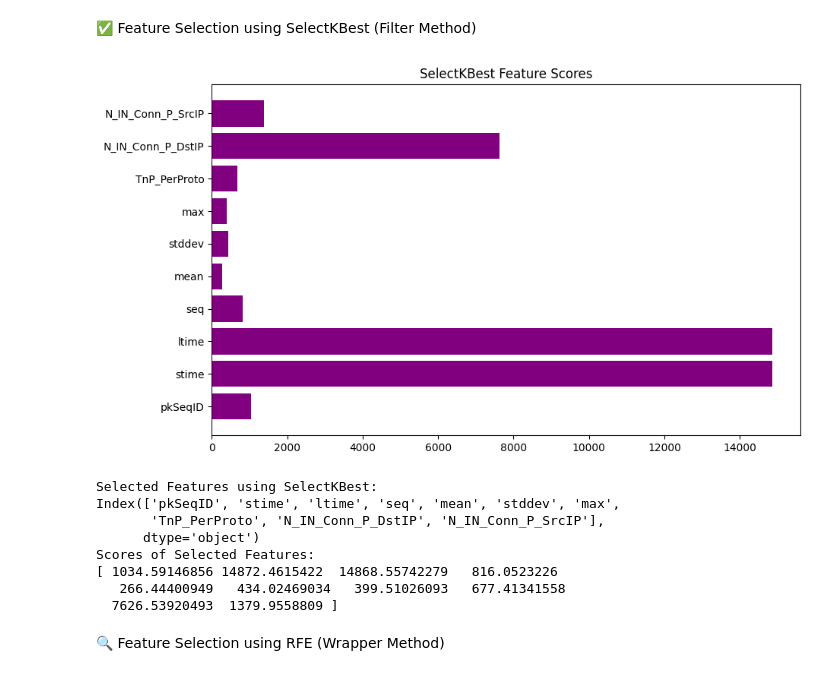
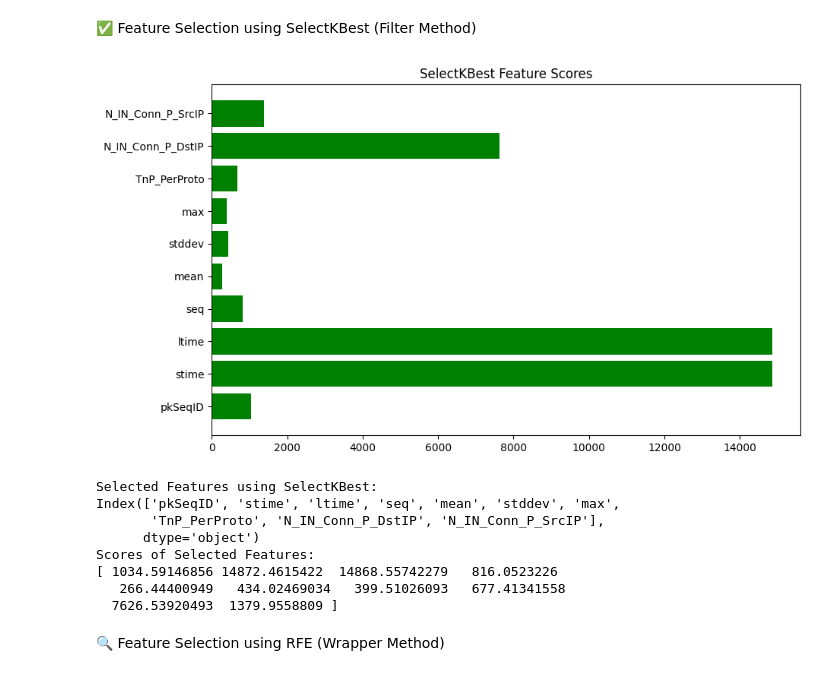
Before and after one commit to tejasmaskar09/Skill, a Jupyter notebook: lca3_final_notebook.ipynb, the cells around one changed output. Saved outputs shown, nothing was run; the diff lists cells and outputs as text; code cells hidden in the pictures.

```diff
--- a/lca3_final_notebook.ipynb
+++ b/lca3_final_notebook.ipynb
@@ -172,23 +172,23 @@ Index(['AR_P_Proto_P_SrcIP', 'seq', 'Pkts_P_State_P_Protocol_P_SrcIP',
 # %%
 # === Feature Selection: SelectKBest ===
 selector = SelectKBest(score_func=f_classif, k=10)
 X_kbest = selector.fit_transform(X_train, y_train)
 
 # Get the selected features and their scores
 kbest_features = X.columns[selector.get_support()]
 kbest_scores = selector.scores_[selector.get_support()]
 
 # Plot the SelectKBest feature scores
 plt.figure(figsize=(10, 6))
-plt.barh(kbest_features, kbest_scores, color='purple')
+plt.barh(kbest_features, kbest_scores, color='Green')
 plt.title("SelectKBest Feature Scores")
 plt.show()
 
 # Display the selected features and their scores
 print(f"Selected Features using SelectKBest:\n{kbest_features}")
 print(f"Scores of Selected Features:\n{kbest_scores}")
 # %% [output]
-[figure, old version]
+[figure, new version]
 Selected Features using SelectKBest:
 Index(['pkSeqID', 'stime', 'ltime', 'seq', 'mean', 'stddev', 'max',
        'TnP_PerProto', 'N_IN_Conn_P_DstIP', 'N_IN_Conn_P_SrcIP'],
```
Also changed, not shown: parts of 4 cells of this notebook.
